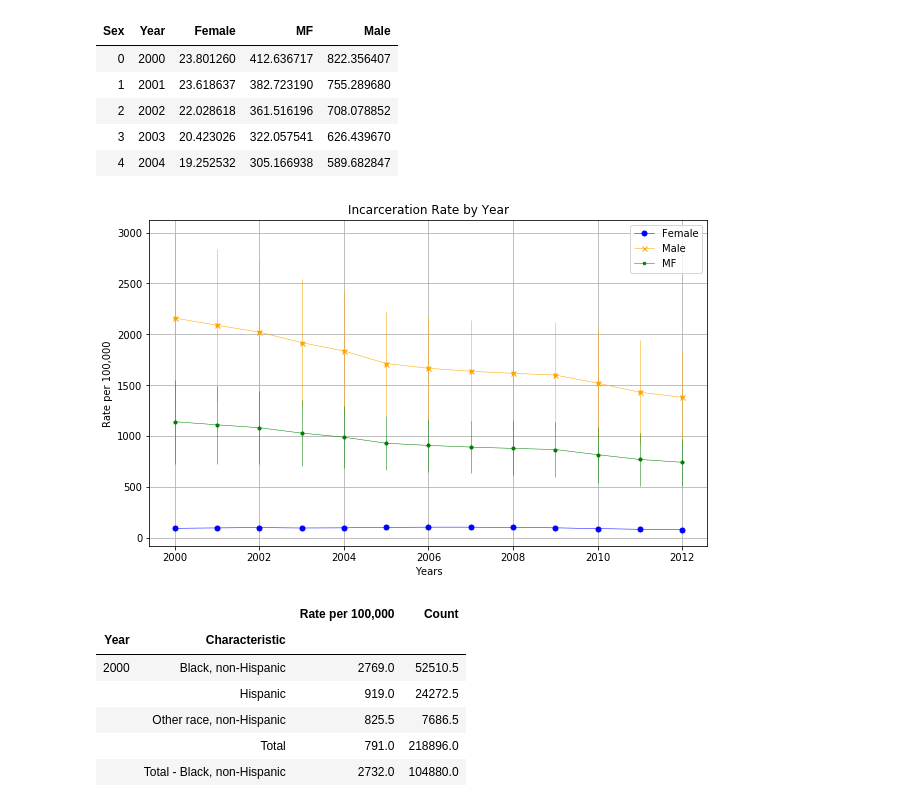
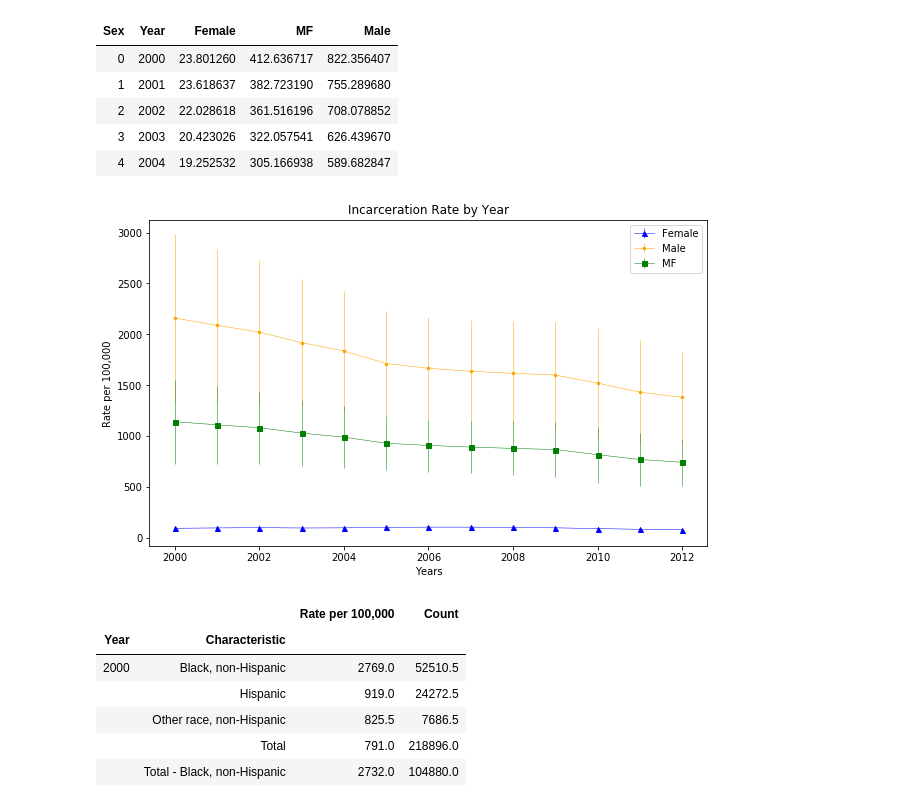
Before and after one commit to Gary-Schulke/Practice_Repo, a Jupyter notebook: data_exploration/cleaning_imprisionment_rates.ipynb, the cells around one changed output. Cells and saved outputs as stored; diff of their text form; code cells hidden in the pictures.

```diff
--- a/data_exploration/cleaning_imprisionment_rates.ipynb
+++ b/data_exploration/cleaning_imprisionment_rates.ipynb
@@ -125,42 +145,38 @@ sem_sex_df.head()
 clr={} #[] = marker, markercolor, markersize, linecolor linewidth
 clr['Male'] =   ['.', 'orange', 5, 'orange', 1]
 clr['Female'] = ['^', 'blue', 5, 'blue', 1]
-clr['MF'] = ['o', 'green', 5, 'green', 1]
+clr['MF'] = ['s', 'green', 5, 'green', 1]
 clr['Black'] = ['s', 'blue', 5, 'blue', 1]
 clr['White'] = ['d', 'red', 5, 'red', 1]
 clr['Hispanic'] = ['^', 'yellow', 5, 'yellow', 1]
-clr['Other'] = ['s', 'green', 5, 'green', 1]
+clr['Other'] = ['.', 'green', 5, 'green', 1]
 # %%
 
 fig, ax = plt.subplots(figsize=(10,6))
 
 x_axis = mean_sex_df["Year"].tolist()
 
 female_mean = mean_sex_df["Female"].tolist()
 male_mean = mean_sex_df["Male"].tolist()
 mf_mean = mean_sex_df["MF"].tolist()
 
 female_err = sem_sex_df["Female"].tolist()
 male_err = sem_sex_df["Male"].tolist()
 mf_err = sem_sex_df["MF"].tolist()
 
-plt.plot( x_axis, female_mean , label='Female', marker='o', markerfacecolor=clr['Female'][1], markersize=5, color=clr['Female'][1], linewidth=0.5)
-plt.plot( x_axis, male_mean, marker='x', label='Male',markerfacecolor=clr['Male'][1], markersize=5, color=clr['Male'][1], linewidth=0.5)
-plt.plot( x_axis, mf_mean, marker='.', label='MF',markerfacecolor=clr['MF'][1], markersize=5, color=clr['MF'][1], linewidth=0.5)
-
-ax.errorbar(x_axis, female_mean, female_err, color=clr['Female'][1], fmt=".", linewidth=0.5)
-ax.errorbar(x_axis, male_mean, male_err, color=clr['Male'][1], fmt=".", linewidth=0.5)
-ax.errorbar(x_axis, mf_mean, mf_err, color=clr['MF'][1], fmt=".", linewidth=0.5)
+ax.errorbar(x_axis, female_mean, female_err, label='Female', marker=clr['Female'][0], markerfacecolor=clr['Female'][1], markersize=5, color=clr['Female'][1], linewidth=0.5)
+ax.errorbar(x_axis, male_mean, male_err, marker=clr['Male'][0], label='Male',markerfacecolor=clr['Male'][1], markersize=5, color=clr['Male'][1], linewidth=0.5)
+ax.errorbar(x_axis, mf_mean, mf_err, marker=clr['MF'][0], label='MF',markerfacecolor=clr['MF'][1], markersize=5, color=clr['MF'][1], linewidth=0.5)
 
 plt.title("Incarceration Rate by Year")
 plt.xlabel("Years")
 plt.ylabel("Rate per 100,000")
-plt.grid()
+#plt.grid()
 plt.legend()
-plt.savefig('../IncarcerationRateByYear.png')
+plt.savefig('../IncarcerationRateByYear_gridless.png')
 plt.show()
 # %% [output]
-[figure, old version]
+[figure, new version]
 # %%
 byRace_df = imprisonment_df.groupby(['Year', "Characteristic"]).mean()
 byRace_df.head()
```
Also changed, not shown: parts of 9 cells of this notebook.
